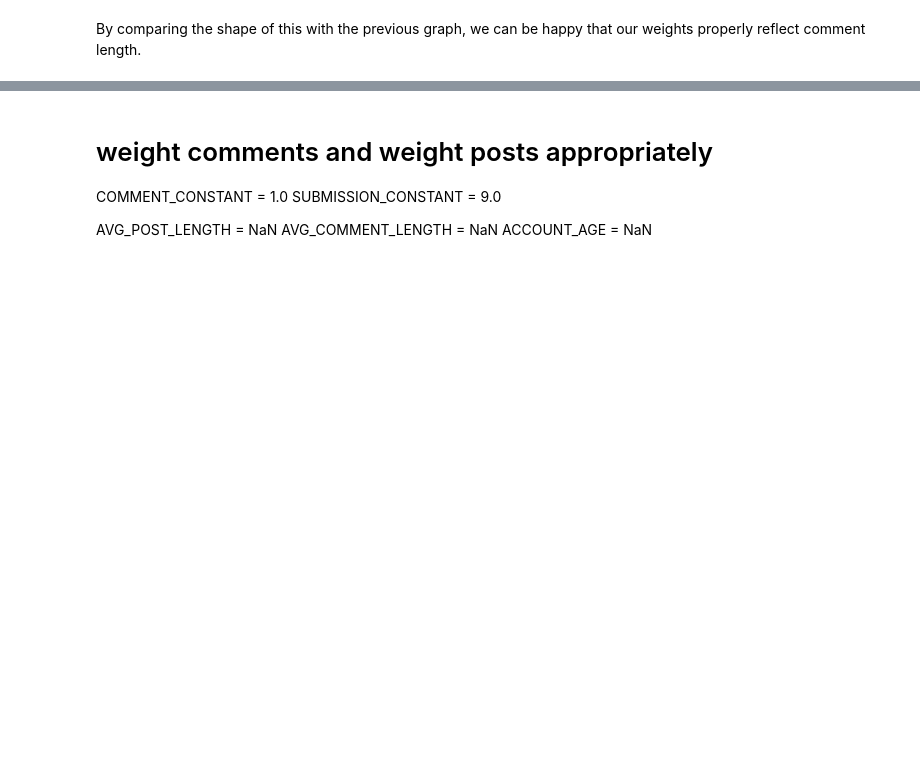
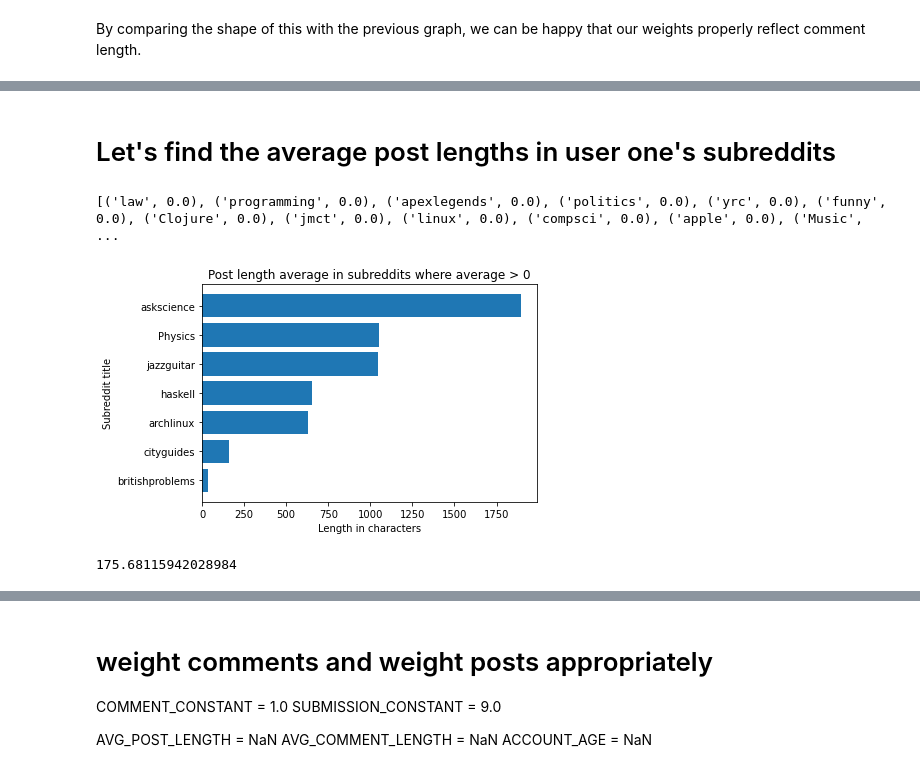
Before and after one commit to ariqbailey/ariqbailey.github.io, a Jupyter notebook: reddit-common-interests/Final_Project.ipynb, the cells around one changed output, grey strips where cells are left out. Drawn from its saved outputs; the diff is of its cells as text; code cells hidden in the pictures; blank space fills up the shorter version.

```diff
--- a/reddit-common-interests/Final_Project.ipynb
+++ b/reddit-common-interests/Final_Project.ipynb
@@ -19,12 +20,11 @@ reddit = praw.Reddit (
 )
 
 USER_ONE = 'jmct' #professor
-# USER_TWO = 'ariqbailey'
+USER_TWO = 'ariqbailey'
 # USER_ONE = 'ariqbailey'
 
 # get users account creation dates
-user_one_creation = reddit.redditor(USER_ONE).created_utc
-user_two_creation = reddit.redditor(USER_TWO).created_utc
+# user_two_creation = reddit.redditor(USER_TWO).created_utc
 # %%
 # get users comments
 LIMIT = None
@@ -157,0 +214,9 @@ one_post_df.head()
+# %%
+# get users posts
+user_one_posts = reddit.redditor(USER_ONE).submissions.new(limit=LIMIT)
+one_post_df = pd.DataFrame(columns=['title', 'body', 'body_length', 'subreddit', 'created_utc'])
+
+i = 0
+for post in user_one_posts:
+    one_post_df.at[i] = [post.title, post.selftext, len(post.selftext), post.subreddit, post.created_utc]
+    i += 1
@@ -157,0 +232,39 @@ one_post_df.head()
+# %% [markdown]
+# Let's find the average post lengths in user one's subreddits
+# %%
+subreddits = {}
+subreddits = defaultdict(lambda: [0, 0], subreddits)
+
+# get average post length for each subreddit
+for i, r in one_post_df.iterrows():
+    sub = str(r['subreddit'])
+    subreddits[sub] = [subreddits[sub][0] + r['body_length'], subreddits[sub][1] + 1]
+
+for sub in subreddits:
+    subreddits[sub] = subreddits[sub][0] / subreddits[sub][1]
+
+subreddits_sorted_one = sorted(subreddits.items(), key=lambda x: x[1])
+print(subreddits_sorted_one)
+# %% [output]
+[('law', 0.0), ('programming', 0.0), ('apexlegends', 0.0), ('politics', 0.0), ('yrc', 0.0), ('funny', 0.0), ('Clojure', 0.0), ('jmct', 0.0), ('linux', 0.0), ('compsci', 0.0), ('apple', 0.0), ('Music', ...
+# %%
+sub_keys = []
+sub_vals = []
+for k, v in subreddits_sorted_one:
+    if v != 0:
+        sub_keys.append(k)
+        sub_vals.append(v)
+
+plt.barh(sub_keys, sub_vals)
+plt.title("Post length average in subreddits where average > 0")
+plt.xlabel("Length in characters")
+plt.ylabel("Subreddit title")
+plt.show()
+# %% [output]
+[figure, added]
+# %%
+# find overall post length average for user one
+one_post_average = one_post_df['body_length'].mean()
+print(one_post_average)
+# %% [output]
+175.68115942028984
```
Also changed, not shown: parts of 27 cells of this notebook.
